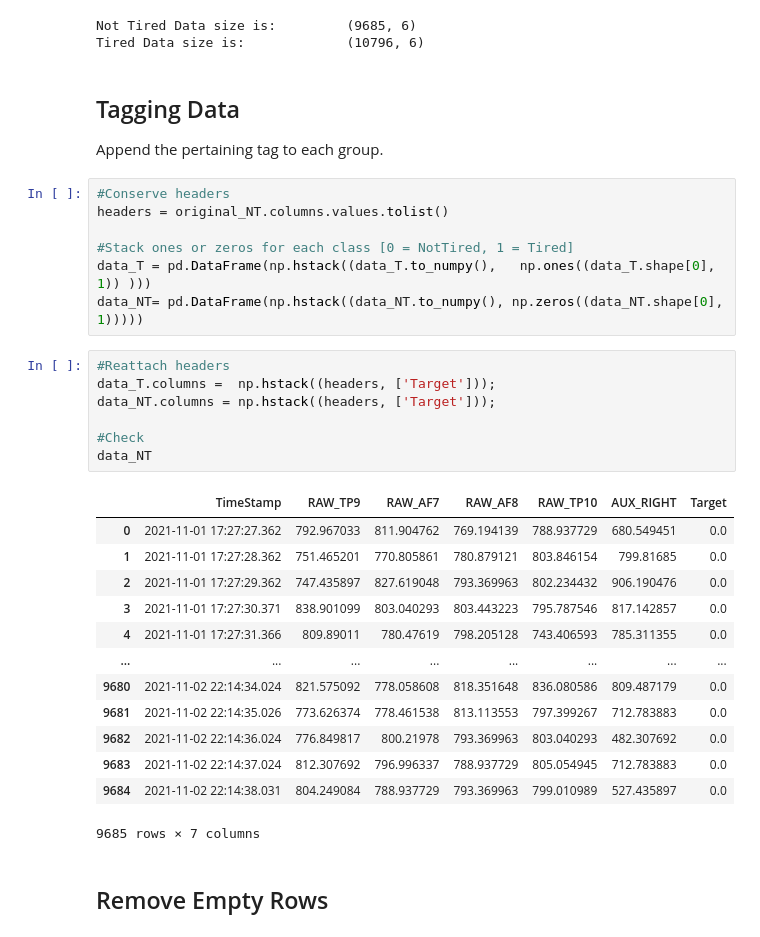
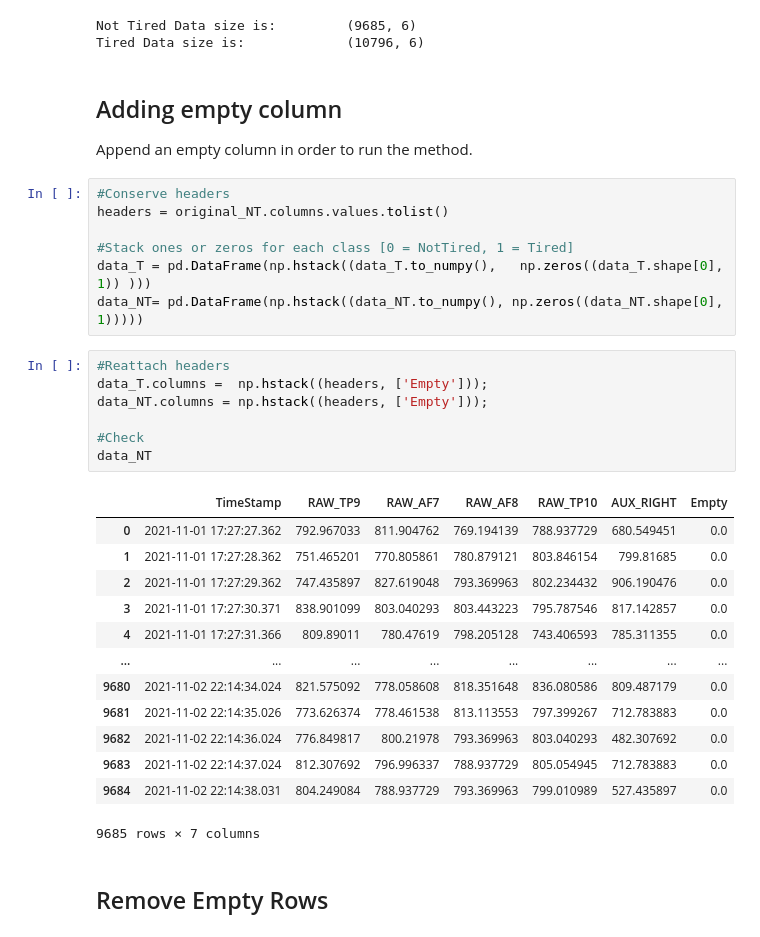
Before and after one commit to musahabib/WorkerFatigue_EEG_ML, a Jupyter notebook: Notebook.ipynb, the cells around one changed output. Cells and saved outputs as stored; diff of their text form.

```diff
--- a/Notebook.ipynb
+++ b/Notebook.ipynb
@@ -173,24 +179,24 @@ print(f"Not Tired Data size is: \t{data_NT.shape}", f"\nTired Data size is: \t\t
 Not Tired Data size is:         (9685, 6)
 Tired Data size is:             (10796, 6)
 # %% [markdown]
-## Tagging Data
-Append the pertaining tag to each group.
+## Adding empty column
+Append an empty column in order to run the method.
 # %%
 #Conserve headers
 headers = original_NT.columns.values.tolist()
 
 #Stack ones or zeros for each class [0 = NotTired, 1 = Tired]
-data_T = pd.DataFrame(np.hstack((data_T.to_numpy(),   np.ones((data_T.shape[0], 1)) )))
+data_T = pd.DataFrame(np.hstack((data_T.to_numpy(),   np.zeros((data_T.shape[0], 1)) )))
 data_NT= pd.DataFrame(np.hstack((data_NT.to_numpy(), np.zeros((data_NT.shape[0], 1)))))
 # %%
 #Reattach headers
-data_T.columns =  np.hstack((headers, ['Target']));
-data_NT.columns = np.hstack((headers, ['Target']));
+data_T.columns =  np.hstack((headers, ['Empty']));
+data_NT.columns = np.hstack((headers, ['Empty']));
 
 #Check
 data_NT
 # %% [output]
-|  | TimeStamp | RAW_TP9 | RAW_AF7 | RAW_AF8 | RAW_TP10 | AUX_RIGHT | Target |
+|  | TimeStamp | RAW_TP9 | RAW_AF7 | RAW_AF8 | RAW_TP10 | AUX_RIGHT | Empty |
 | 0 | 2021-11-01 17:27:27.362 | 792.967033 | 811.904762 | 769.194139 | 788.937729 | 680.549451 | 0.0 |
 | 1 | 2021-11-01 17:27:28.362 | 751.465201 | 770.805861 | 780.879121 | 803.846154 | 799.81685 | 0.0 |
 | 2 | 2021-11-01 17:27:29.362 | 747.435897 | 827.619048 | 793.369963 | 802.234432 | 906.190476 | 0.0 |
```
Also changed, not shown: parts of 42 cells of this notebook, 2 other files.
